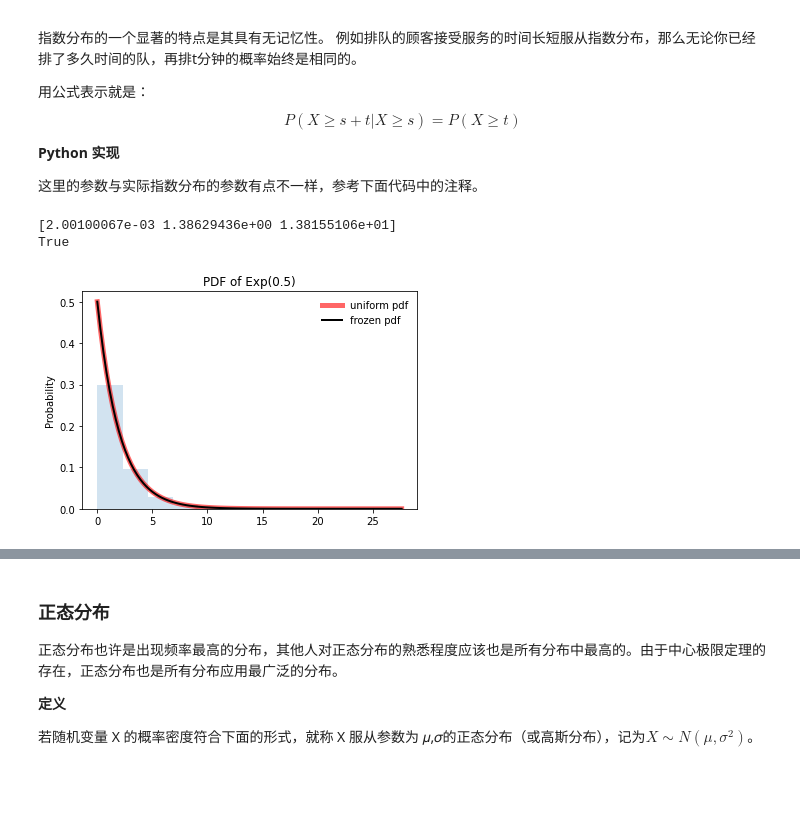
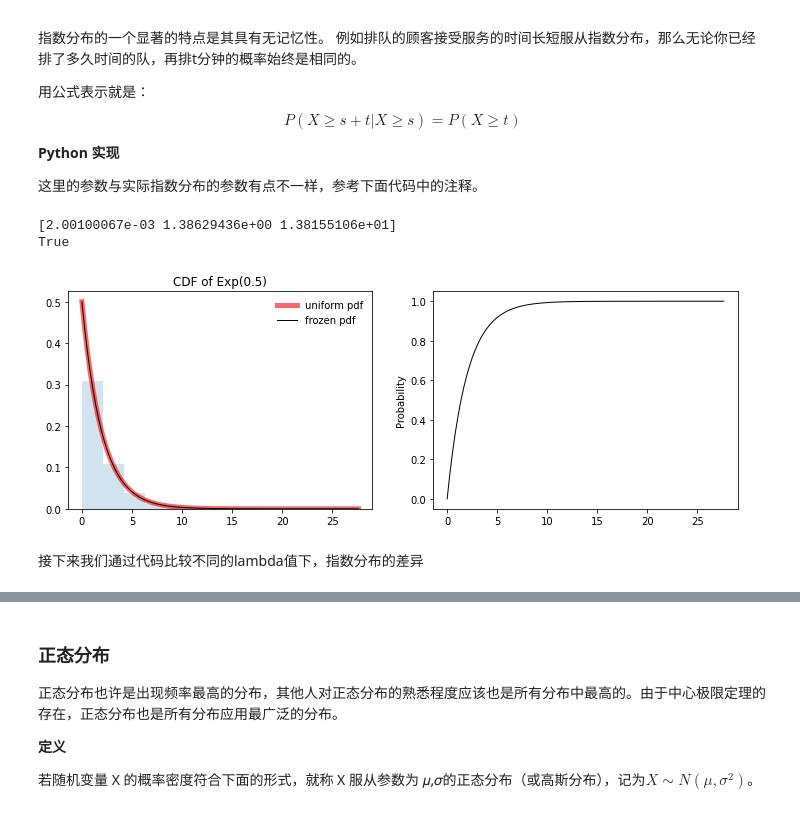
Before and after one commit to samuelzq/python_math, a Jupyter notebook: ch10/chp10.ipynb, the cells around one changed output, grey strips where cells are left out. Saved outputs shown, nothing was run; the diff lists cells and outputs as text; code cells hidden in the pictures; blank space fills up the shorter version.

```diff
--- a/ch10/chp10.ipynb
+++ b/ch10/chp10.ipynb
@@ -717,42 +769,58 @@ $${P(X\geq s +t|X\geq s)=P(X\geq t)}$$
 # %%
 def exponential_dis(loc=0, scale=1.0):
     """
-    指数分布，exponential continuous random variable
-    按照定义，指数分布只有一个参数lambda，这里的scale = 1/lambda
-    :param loc: 定义域的左端点，相当于将整体分布沿x轴平移loc
-    :param scale: lambda的倒数，loc + scale表示该分布的均值，scale^2表示该分布的方差
-    :return:
+    绘制指数分布的概率密度分布
+
+    入参
+    ____
+    loc: flaot
+        定义域的左端点，相当于将整体分布沿x轴平移loc
+    scale: float
+        lambda的倒数，loc + scale表示该分布的均值，
+        scale^2表示该分布的方差
+
+    返回值
+    _____
+        无
     """
-    exp_dis = stats.expon(loc=loc, scale=scale)
-    x = numpy.linspace(exp_dis.ppf(0.000001),
-                       exp_dis.ppf(0.999999), 100)
-    fig, ax = plt.subplots(1, 1)
 
-    # 直接传入参数
-    ax.plot(x, stats.expon.pdf(x, loc=loc, scale=scale), 'r-',
+    fig, ax = plt.subplots(1, 2, figsize=(12,4))
+
+    # 直接传入参数绘制pdf
+    x = numpy.linspace(stats.expon.ppf(0.000001, loc=loc, scale=scale),
+                       stats.expon.ppf(0.999999, loc=loc, scale=scale),
+                       100)
+    ax[0].plot(x, stats.expon.pdf(x, loc=loc, scale=scale), 'r-',
             lw=5, alpha=0.6, label='uniform pdf')
 
-    # 从冻结的均匀分布取值
-    ax.plot(x, exp_dis.pdf(x), 'k-',
-            lw=2, label='frozen pdf')
+    # 冻结的指数分布并取值
+    exp_dis = stats.expon(loc=loc, scale=scale)
+    ax[0].plot(x, exp_dis.pdf(x), 'k-',
+               lw=1, label='frozen pdf')
 
+    ax[1].plot(x, exp_dis.cdf(x), 'k-',
+               lw=1, label='frozen pdf')
     # 计算ppf分别等于0.001, 0.5, 0.999时的x值
-    vals = exp_dis.ppf([0.001, 0.5, 0.999])
-    print(vals)  # [ 2.004  4.     5.996]
+    x1 = [0.001, 0.5, 0.999]
+    vals = exp_dis.ppf(x1)
+    print(vals)
 
-    # Check accuracy of cdf and ppf
-    print(numpy.allclose([0.001, 0.5, 0.999], exp_dis.cdf(vals)))
+    # 验证cdf和ppf
+    print(numpy.allclose(x1, exp_dis.cdf(vals)))
 
     r = exp_dis.rvs(size=10000)
-    ax.hist(r, density=True, histtype='stepfilled', alpha=0.2)
+    ax[0].hist(r, density=True, histtype='stepfilled', alpha=0.2)
     plt.ylabel('Probability')
-    plt.title(r'PDF of Exp(0.5)')
-    ax.legend(loc='best', frameon=False)
+    ax[0].set_title(r'PDF of Exp({})'.format(1/scale))
+    ax[0].legend(loc='best', frameon=False)
+    ax[0].set_title(r'CDF of Exp({})'.format(1/scale))
     plt.show()
 
 exponential_dis(loc=0, scale=2)
 # %% [output]
 [2.00100067e-03 1.38629436e+00 1.38155106e+01]
 True
-[figure, old version]
+[figure, new version]
+# %% [markdown]
+接下来我们通过代码比较不同的lambda值下，指数分布的差异
 # %%
```
Also changed, not shown: parts of 17 cells of this notebook, 2 other files.
